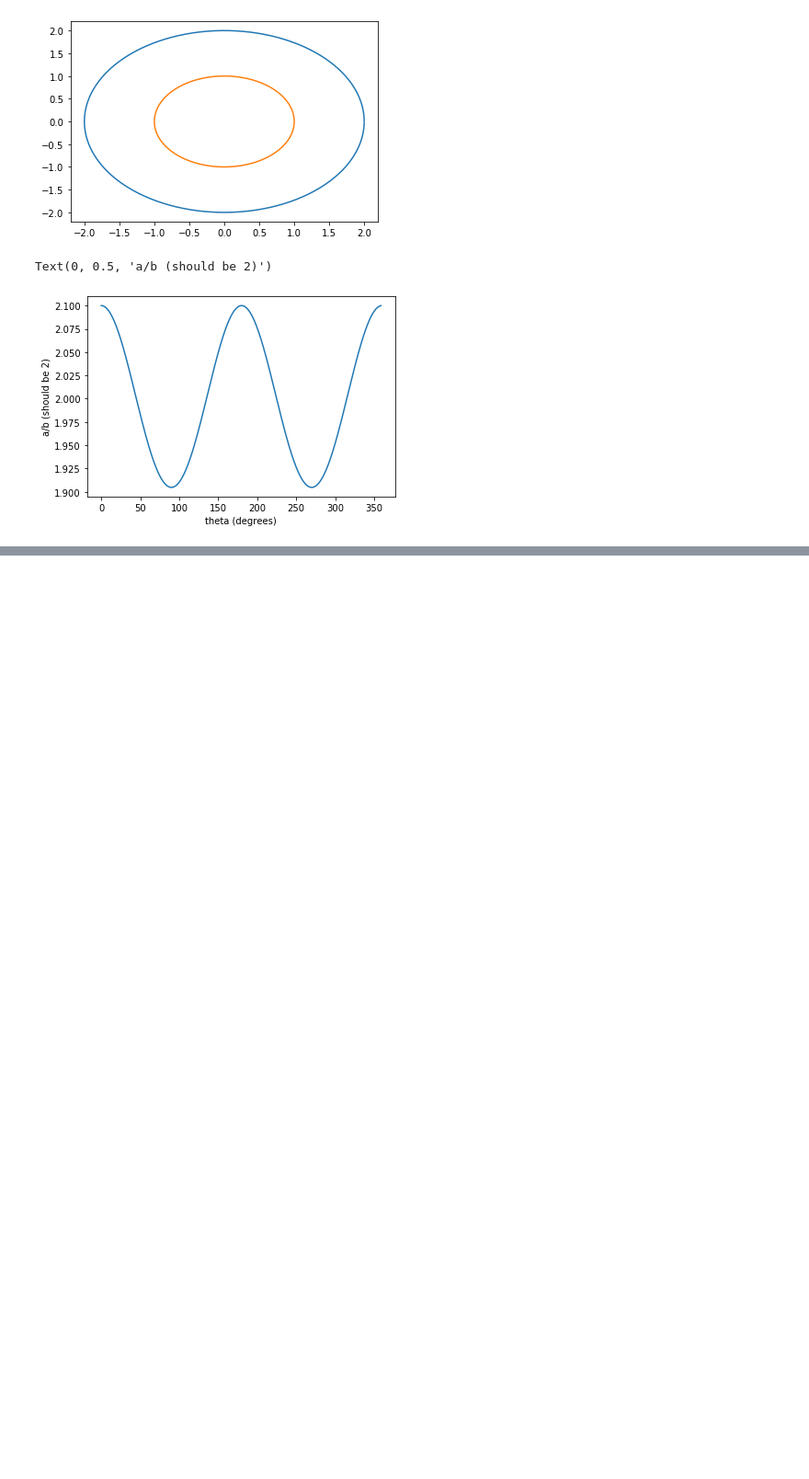
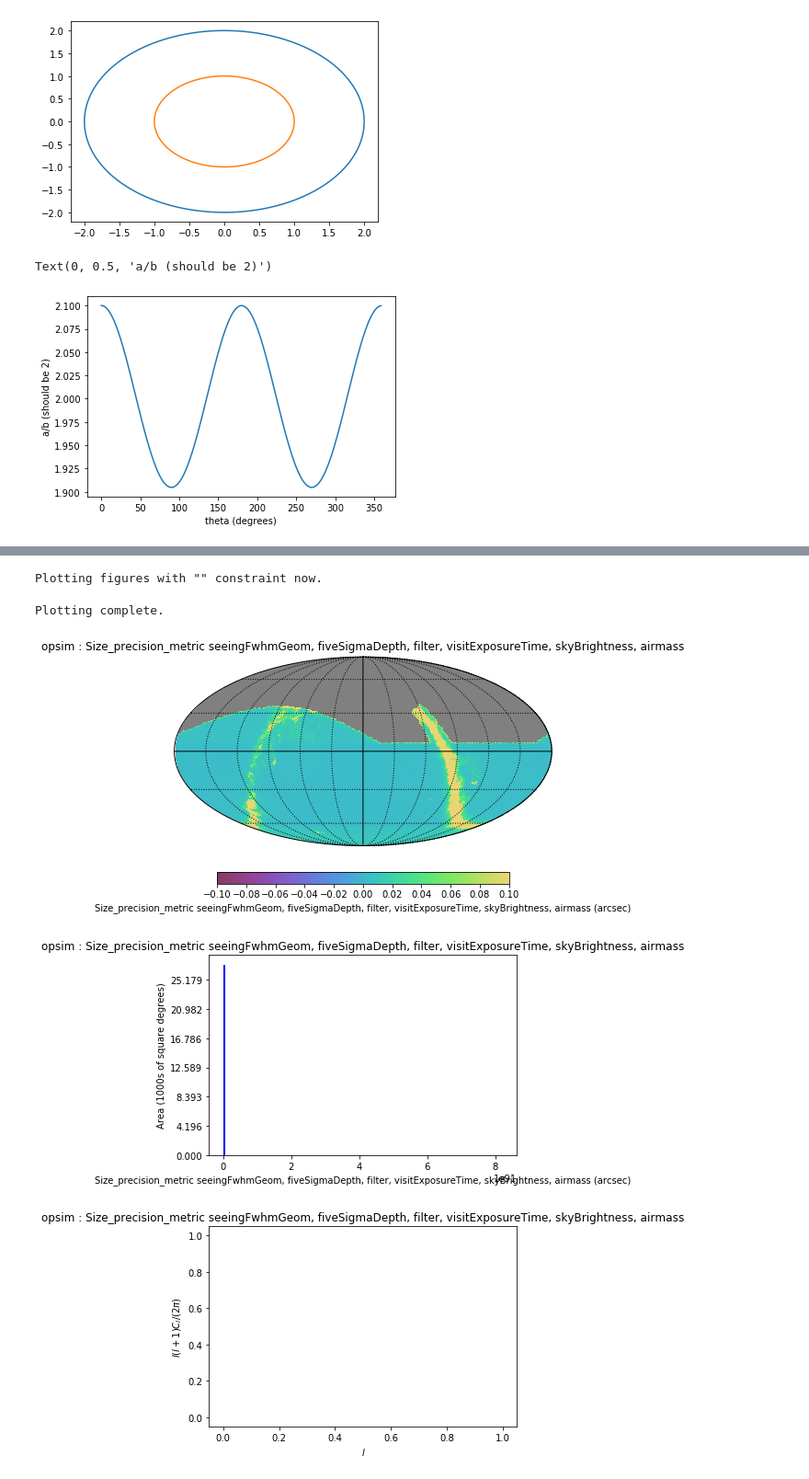
Before and after one commit to yoachim/21_Scratch, a Jupyter notebook: shape_metric/measure_shape_metric.ipynb, the cells around one changed output, grey strips where cells are left out. Shown at 92% size. Saved outputs shown, nothing was run; the diff lists cells and outputs as text; code cells hidden in the pictures; blank space fills up the shorter version.

```diff
--- a/shape_metric/measure_shape_metric.ipynb
+++ b/shape_metric/measure_shape_metric.ipynb
@@ -125,3 +192,19 @@ Text(0, 0.5, 'a/b (should be 2)')
 # %%
 # So, fitting a sin wave of unknown phase. I think the best way would be to check 1) is the phase coverage adequate and
 # 2) what would be the uncertainty on the amplitude say, if everything was at amplitude 1/2, since that's what it would be on average
+# %%
+dbFile = 'baseline_nexp2_v1.7_10yrs.db'
+conn = db.OpsimDatabase(dbFile)
+outDir='temp'
+resultsDb = db.ResultsDb(outDir=outDir)
+# %%
+bundleList = []
+sql = ''
+metric = Size_precision_metric()
+slicer = slicers.HealpixSlicer(useCache=False)
+summaryStats = []
+plotDict = {}
+bundleList.append(metricBundles.MetricBundle(metric,slicer,sql, plotDict=plotDict, summaryMetrics=summaryStats))
+bd = metricBundles.makeBundlesDictFromList(bundleList)
+bg = metricBundles.MetricBundleGroup(bd, conn, outDir=outDir, resultsDb=resultsDb)
+bg.runAll()
@@ -127,0 +220,8 @@ Text(0, 0.5, 'a/b (should be 2)')
+# %%
+bg.plotAll(closefigs=False)
+# %% [output]
+Plotting figures with "" constraint now.
+Plotting complete.
+[figure, added]
+[figure, added]
+[figure, added]
```
Also changed, not shown: parts of 4 cells of this notebook.
